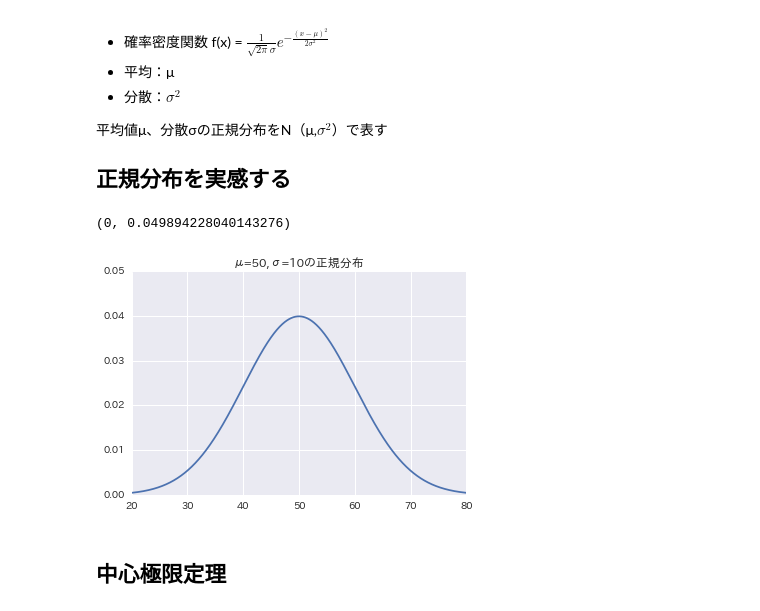
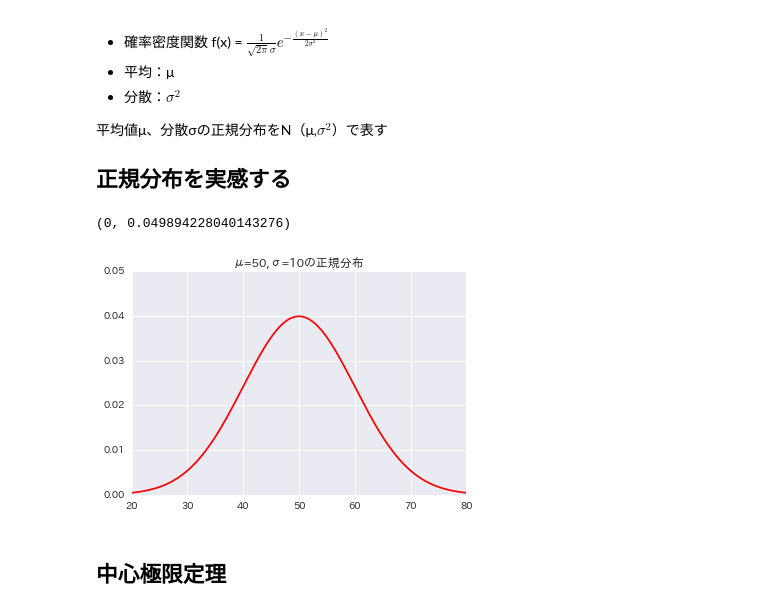
Before and after one commit to currypurin/Bayesian-Methods-for-Hackers, a Jupyter notebook: zukaikorenarawakaru/20170508_5syou.ipynb, the cells around one changed output. Cells and saved outputs as stored; diff of their text form; code cells hidden in the pictures.

```diff
--- a/zukaikorenarawakaru/20170508_5syou.ipynb
+++ b/zukaikorenarawakaru/20170508_5syou.ipynb
@@ -169,19 +168,19 @@ plt.title(ber_title)
 # %%
 μ= 50
 σ=10
 
 y = lambda y : np.exp((-(y-μ)**2)/(2*σ**2))/(σ*np.sqrt(2*np.pi))
 
 xvar = np.arange(20,80,0.01)
 yvar = y(xvar)
-plt.plot(xvar,yvar)
+plt.plot(xvar,yvar,color="r")
 
 nor_title= 'μ={0},σ={1}の正規分布'.format(μ,σ)
 plt.title(nor_title)
 plt.ylim(0,max(yvar)+0.01)
 # %% [output]
 (0, 0.049894228040143276)
-[figure, old version]
+[figure, new version]
 # %% [markdown]
 ## 中心極限定理
 # %% [markdown]
```
Also changed, not shown: parts of 9 cells of this notebook, 1 other file.
